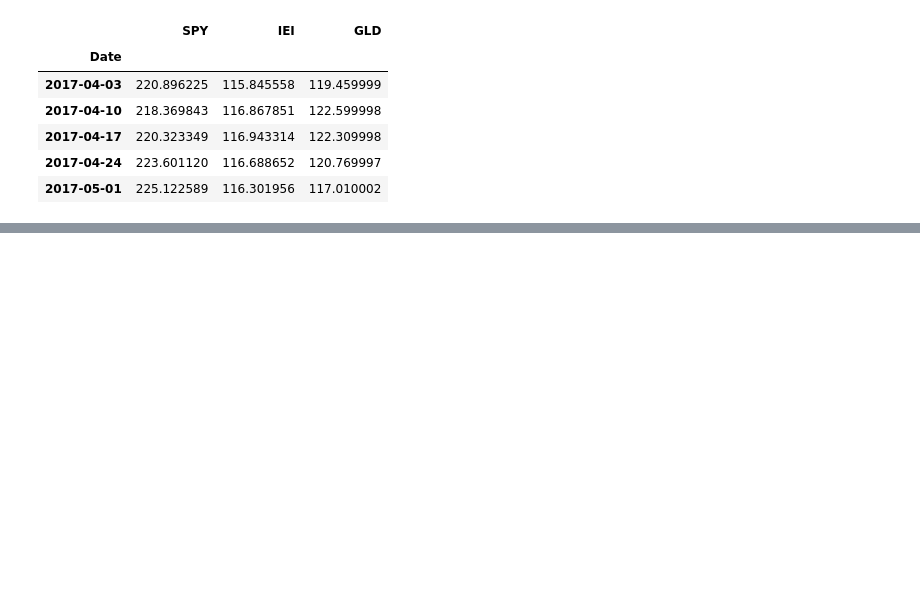
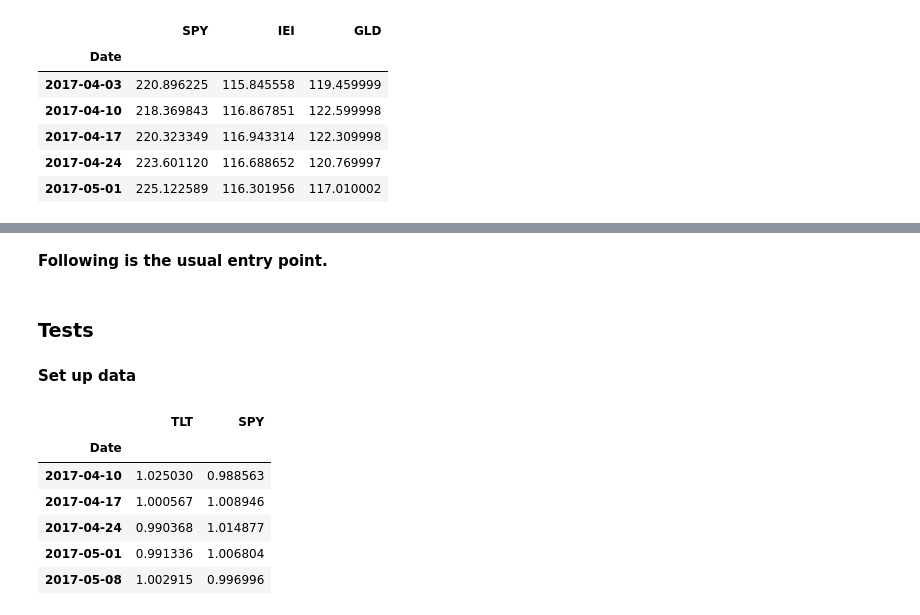
Before and after one commit to rickatx/rfpfolio, a Jupyter notebook: 00_core.ipynb, the cells around one changed output, grey strips where cells are left out. Cells and saved outputs as stored; diff of their text form; code cells hidden in the pictures; blank space fills up the shorter version.

```diff
--- a/00_core.ipynb
+++ b/00_core.ipynb
@@ -99,0 +308,2 @@ last.to_numpy()[0] = np.array([310.519989, 133.316208, 166.619995])
+# %% [markdown]
+**Following is the usual entry point.**
@@ -99,0 +332,4 @@ last.to_numpy()[0] = np.array([310.519989, 133.316208, 166.619995])
+# %% [markdown]
+### Tests
+# %% [markdown]
+**Set up data**
@@ -99,0 +339,10 @@ last.to_numpy()[0] = np.array([310.519989, 133.316208, 166.619995])
+# %%
+wr_6040.head()
+# %% [output]
+|  | TLT | SPY |
+| Date |  |  |
+| 2017-04-10 | 1.025030 | 0.988563 |
+| 2017-04-17 | 1.000567 | 1.008946 |
+| 2017-04-24 | 0.990368 | 1.014877 |
+| 2017-05-01 | 0.991336 | 1.006804 |
+| 2017-05-08 | 1.002915 | 0.996996 |
```
Also changed, not shown: parts of 32 cells of this notebook, 5 other files.
